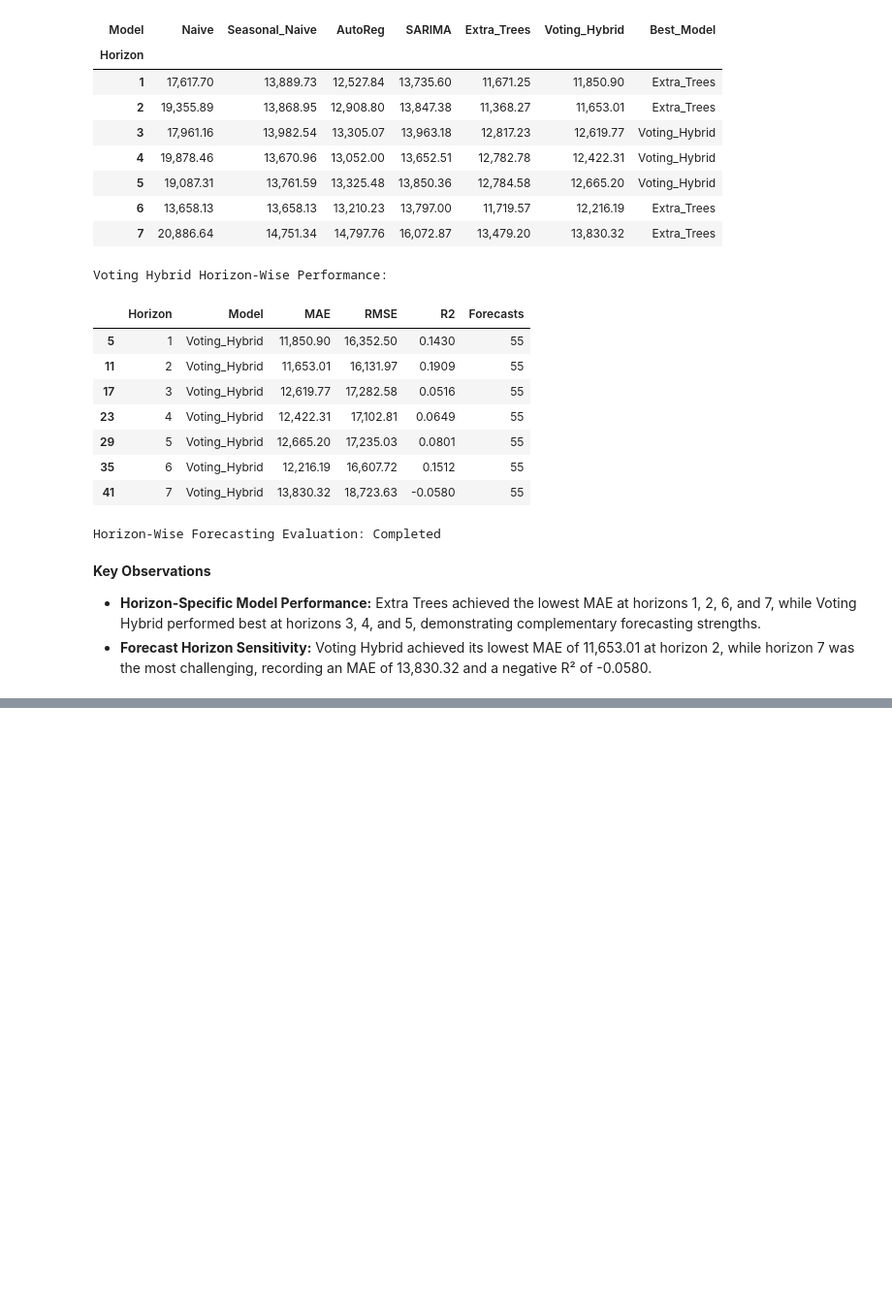
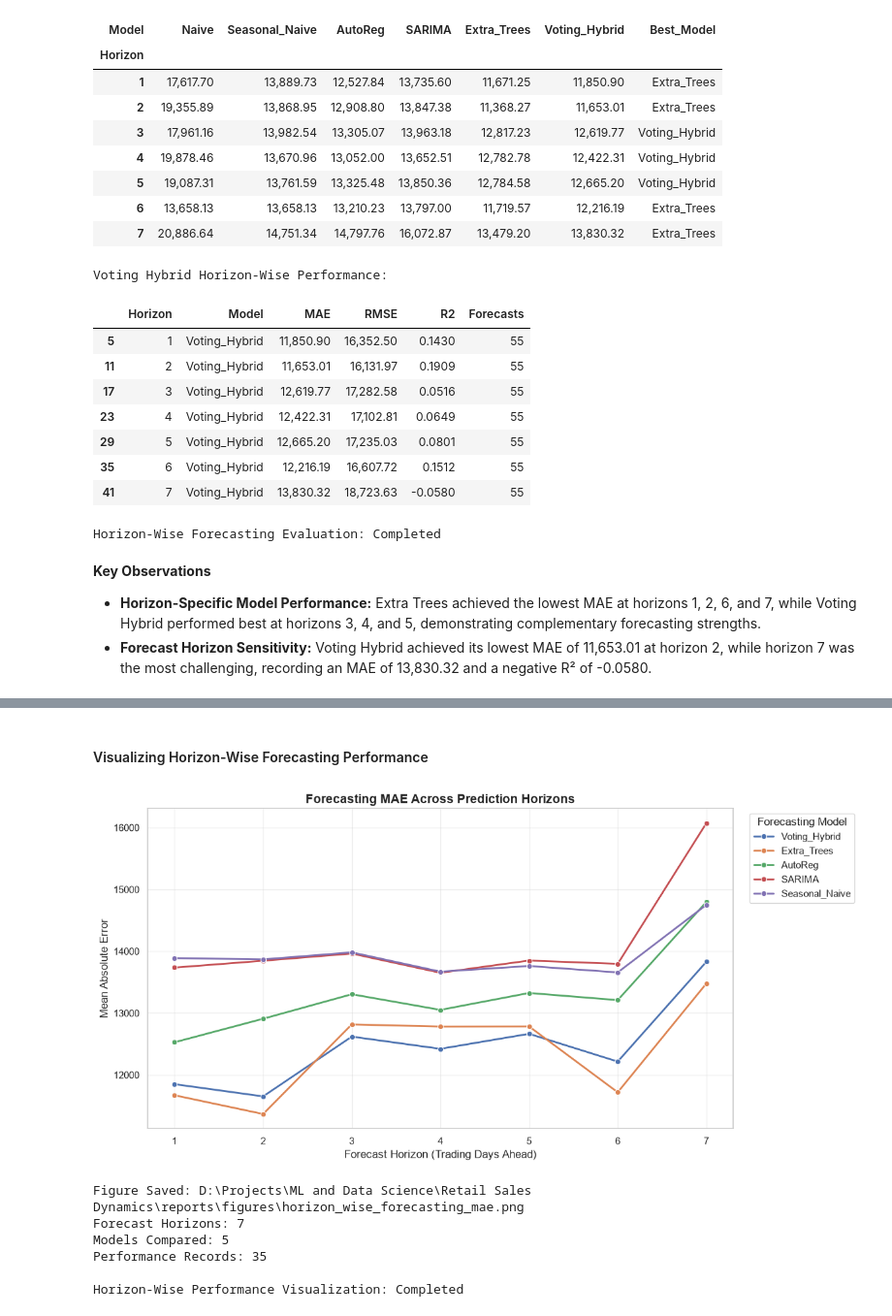
Before and after one commit to TejasMJ/Retail-Sales-Dynamics, a Jupyter notebook: notebooks/06_model_evaluation.ipynb, the cells around one changed output, grey strips where cells are left out. Shown at 97% size. Cells and saved outputs as stored; diff of their text form; code cells hidden in the pictures; blank space fills up the shorter version.

```diff
--- a/notebooks/06_model_evaluation.ipynb
+++ b/notebooks/06_model_evaluation.ipynb
@@ -1193,0 +1500,80 @@ Horizon-Wise Forecasting Evaluation: Completed
+# %% [markdown]
+#### Visualizing Horizon-Wise Forecasting Performance
+# %%
+comparison_models = [
+    "Voting_Hybrid",
+    "Extra_Trees",
+    "AutoReg",
+    "SARIMA",
+    "Seasonal_Naive"
+]
+
+horizon_plot_df = horizon_performance_df.loc[
+    horizon_performance_df["Model"].isin(comparison_models)
+].copy()
+
+assert len(horizon_plot_df) == (
+    forecast_horizon * len(comparison_models)
+)
+
+fig, ax = plt.subplots(figsize=(12, 6))
+
+sns.lineplot(
+    data=horizon_plot_df,
+    x="Horizon",
+    y="MAE",
+    hue="Model",
+    hue_order=comparison_models,
+    marker="o",
+    linewidth=2,
+    estimator=None,
+    ax=ax
+)
+
+ax.set_title(
+    "Forecasting MAE Across Prediction Horizons",
+    fontsize=14,
+    fontweight="bold"
+)
+
+ax.set_xlabel("Forecast Horizon (Trading Days Ahead)")
+ax.set_ylabel("Mean Absolute Error")
+
+ax.set_xticks(range(1, forecast_horizon + 1))
+
+ax.legend(
+    title="Forecasting Model",
+    bbox_to_anchor=(1.02, 1),
+    loc="upper left"
+)
+
+ax.grid(alpha=0.3)
+
+plt.tight_layout()
+
+figure_path = (
+    figures_dir / "horizon_wise_forecasting_mae.png"
+)
+
+fig.savefig(
+    figure_path,
+    dpi=300,
+    bbox_inches="tight"
+)
+
+plt.show()
+
+print("Figure Saved:", figure_path)
+print("Forecast Horizons:", forecast_horizon)
+print("Models Compared:", len(comparison_models))
+print("Performance Records:", len(horizon_plot_df))
+
+print("\nHorizon-Wise Performance Visualization: Completed")
+# %% [output]
+[figure, added]
+Figure Saved: D:\Projects\ML and Data Science\Retail Sales Dynamics\reports\figures\horizon_wise_forecasting_mae.png
+Forecast Horizons: 7
+Models Compared: 5
+Performance Records: 35
+
+Horizon-Wise Performance Visualization: Completed
```
Also changed, not shown: parts of 11 cells of this notebook, 3 other files.
